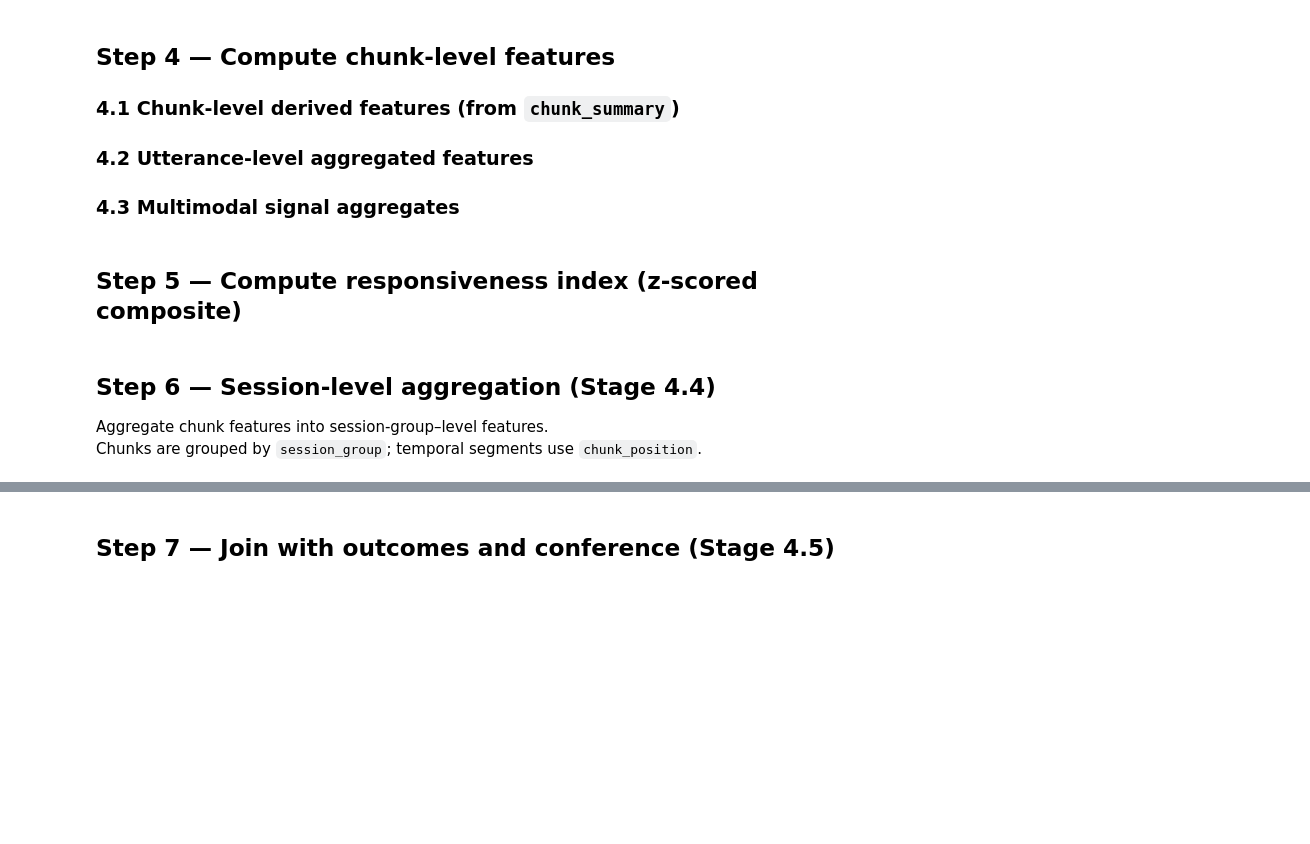
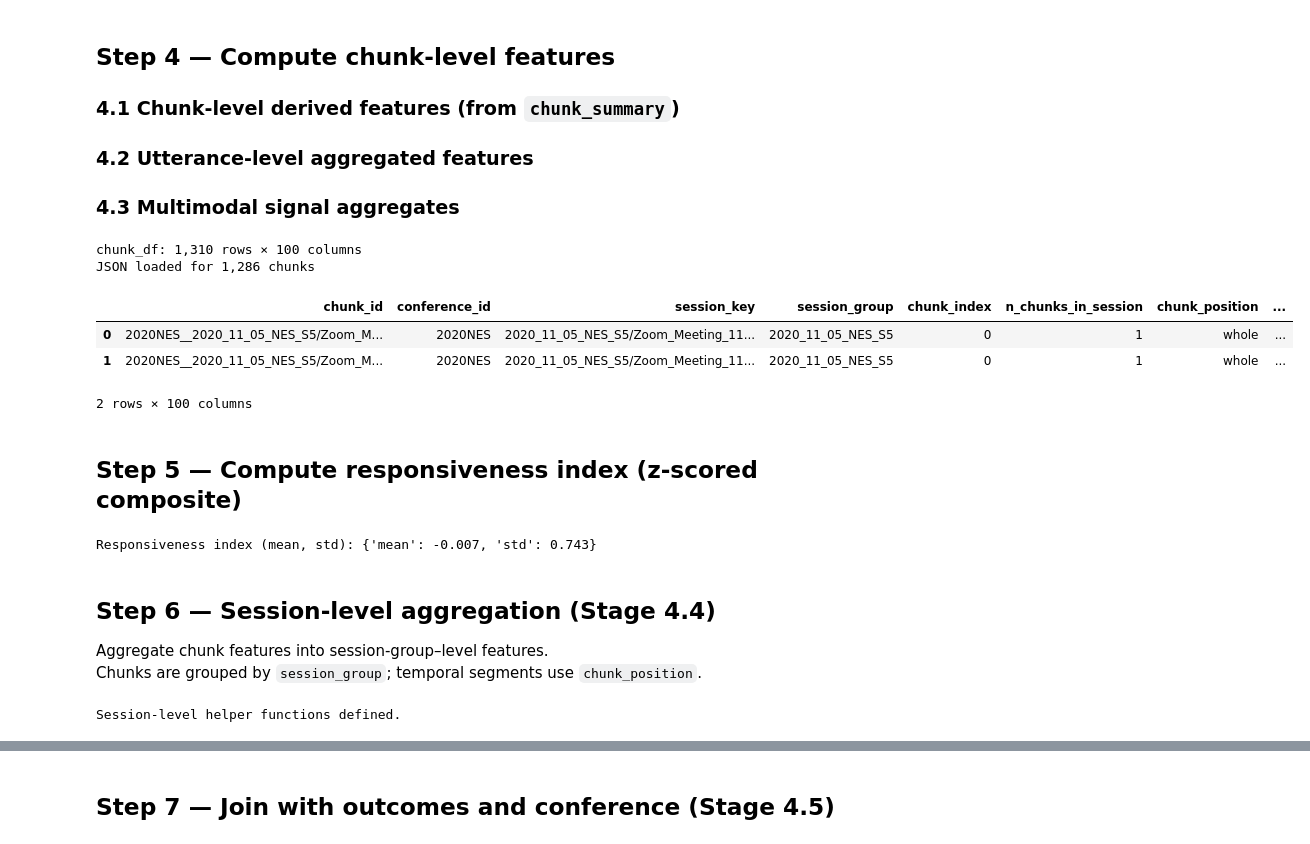
Before and after one commit to eveyhuang/gemini_data_analysis, a Jupyter notebook: analysis_v2/notebooks/4-feature_engineering.ipynb, the cells around one changed output, grey strips where cells are left out. Cells and saved outputs as stored; diff of their text form; code cells hidden in the pictures; blank space fills up the shorter version.

```diff
--- a/analysis_v2/notebooks/4-feature_engineering.ipynb
+++ b/analysis_v2/notebooks/4-feature_engineering.ipynb
@@ -259,17 +277,43 @@ def pct_scores_gte(utterances: list[dict], threshold: int) -> float | None:
 
 
 # ── Utterance-level boolean helpers ─────────────────────────────────────────
+def strip_low_confidence(value):
+    """Normalize annotation values like 'Yes [low_confidence]' to 'Yes'."""
+    if isinstance(value, str):
+        return value.replace('[low_confidence]', '').strip()
+    return value
+
+
+def coerce_numeric(value) -> float | None:
+    """Parse numeric fields that may arrive as strings from the annotator."""
+    value = strip_low_confidence(value)
+    if value in (None, ''):
+        return None
+    if isinstance(value, (int, float, np.integer, np.floating)):
+        return float(value)
+    try:
+        return float(value)
+    except (TypeError, ValueError):
+        return None
+
+
 def pct_turns_with(utterances: list[dict], field: str, value) -> float:
-    """Fraction of turns where utterance[field] == value."""
+    """Fraction of turns where utterance[field] matches value after normalization."""
     if not utterances:
         return 0.0
-    return sum(1 for u in utterances if u.get(field) == value) / len(utterances)
+    target = strip_low_confidence(value)
+    return sum(
+        1 for u in utterances
+        if strip_low_confidence(u.get(field)) == target
+    ) / len(utterances)
 
 
 def mean_field(utterances: list[dict], field: str) -> float | None:
-    """Mean of a numeric utterance field, excluding None."""
-    vals = [u[field] for u in utterances if field in u and u[field] is not None]
+    """Mean of a numeric utterance field after coercing annotation strings."""
+    vals = [coerce_numeric(u.get(field)) for u in utterances if field in u]
+    vals = [v for v in vals if v is not None]
     return float(np.mean(vals)) if vals else None
+
 
 
 # ── Z-score composite ────────────────────────────────────────────────────────
@@ -502,34 +548,42 @@ for _, reg_row in registry.iterrows():
 
     f['mean_vocal_enthusiasm']  = mean_field(utt, 'vocal_enthusiasm')
     f['pct_high_enthusiasm']    = pct_turns_with(
         [u for u in utt if u.get('vocal_enthusiasm') is not None],
         'vocal_enthusiasm',
         3  # vocal_enthusiasm >= 3
     )
     # Re-compute pct_high_enthusiasm correctly (>= 3)
-    enth_vals = [u.get('vocal_enthusiasm') for u in utt if u.get('vocal_enthusiasm') is not None]
+    enth_vals = [coerce_numeric(u.get('vocal_enthusiasm')) for u in utt]
+    enth_vals = [v for v in enth_vals if v is not None]
     f['pct_high_enthusiasm'] = (sum(v >= 3 for v in enth_vals) / len(enth_vals)
                                  if enth_vals else None)
     f['pct_hesitation']       = pct_turns_with(utt, 'hesitation_flag', 'Yes')
 
     chunk_rows.append(f)
 
 
 chunk_df = pd.DataFrame(chunk_rows)
 
 # Merge with registry metadata (conference_id, session_key, session_group,
 # chunk_index, n_chunks_in_session, chunk_position, outcomes)
 meta_cols = [
     'chunk_id', 'conference_id', 'session_key', 'session_group',
     'chunk_index', 'n_chunks_in_session', 'chunk_position',
     'num_teams', 'num_funded_teams', 'has_teams', 'has_funded_teams',
     'outcome_has_funded_teams'
 ]
 chunk_df = registry[meta_cols].merge(chunk_df, on='chunk_id', how='left')
 
 print(f'chunk_df: {chunk_df.shape[0]:,} rows × {chunk_df.shape[1]} columns')
 print(f'JSON loaded for {chunk_df["_json_loaded"].sum():,} chunks')
 chunk_df[chunk_df['_json_loaded'].eq(True)].head(2)
+# %% [output]
+chunk_df: 1,310 rows × 100 columns
+JSON loaded for 1,286 chunks
+|  | chunk_id | conference_id | session_key | session_group | chunk_index | n_chunks_in_session | chunk_position | ... |
+| 0 | 2020NES__2020_11_05_NES_S5/Zoom_M... | 2020NES | 2020_11_05_NES_S5/Zoom_Meeting_11... | 2020_11_05_NES_S5 | 0 | 1 | whole | ... |
+| 1 | 2020NES__2020_11_05_NES_S5/Zoom_M... | 2020NES | 2020_11_05_NES_S5/Zoom_Meeting_11... | 2020_11_05_NES_S5 | 0 | 1 | whole | ... |
+2 rows × 100 columns
 # %% [markdown]
 ## Step 5 — Compute responsiveness index (z-scored composite)
 # %%
@@ -545,6 +599,8 @@ zscored = chunk_df[responsive_feats].apply(
 chunk_df['responsiveness_index'] = zscored.mean(axis=1)
 
 print('Responsiveness index (mean, std):', chunk_df['responsiveness_index'].agg(['mean','std']).round(3).to_dict())
+# %% [output]
+Responsiveness index (mean, std): {'mean': -0.007, 'std': 0.743}
 # %% [markdown]
 ## Step 6 — Session-level aggregation (Stage 4.4)
 
@@ -563,9 +619,9 @@ def compute_enthusiasm_synchrony(utterances_all: list[dict]) -> float | None:
     turn_enthusiasm: dict[str, list[float]] = defaultdict(list)
     for u in utterances_all:
         spk = u.get('speaker')
-        enth = u.get('vocal_enthusiasm')
+        enth = coerce_numeric(u.get('vocal_enthusiasm'))
         if spk and enth is not None:
-            turn_enthusiasm[spk].append(float(enth))
+            turn_enthusiasm[spk].append(enth)
 
     speakers = list(turn_enthusiasm.keys())
     if len(speakers) < 2:
@@ -587,6 +643,7 @@ def compute_enthusiasm_synchrony(utterances_all: list[dict]) -> float | None:
                 pass
 
     return float(np.mean(rs)) if rs else None
+
 
 
 def compute_parallel_monologue(utterances_all: list[dict]) -> float | None:
@@ -627,6 +684,8 @@ def compute_parallel_monologue(utterances_all: list[dict]) -> float | None:
 
 
 print('Session-level helper functions defined.')
+# %% [output]
+Session-level helper functions defined.
 # %%
 # Identify all numeric chunk-level features (exclude metadata and outcome columns)
 META_COLS_SET = {
```
Also changed, not shown: parts of 11 cells of this notebook.
